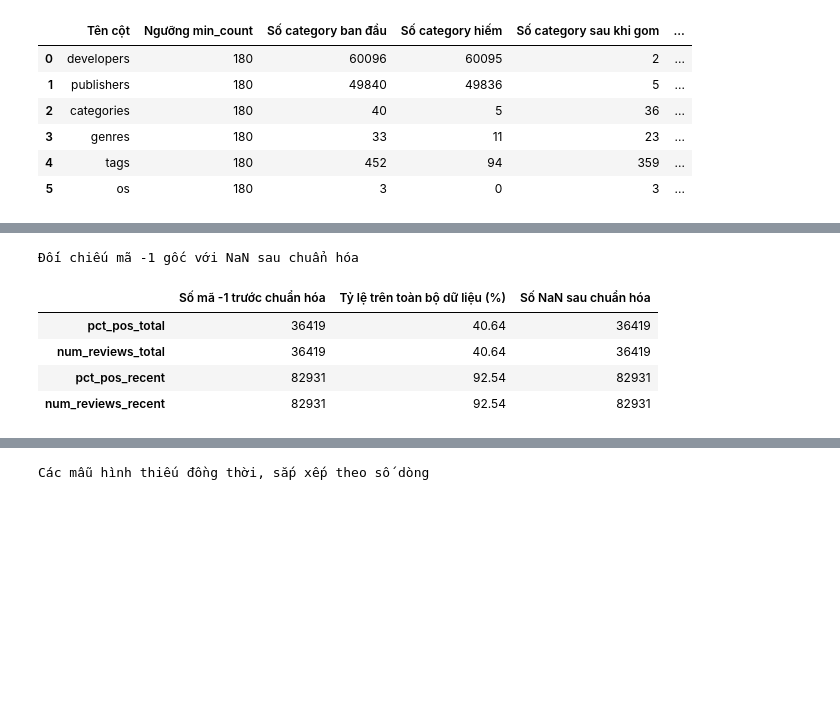
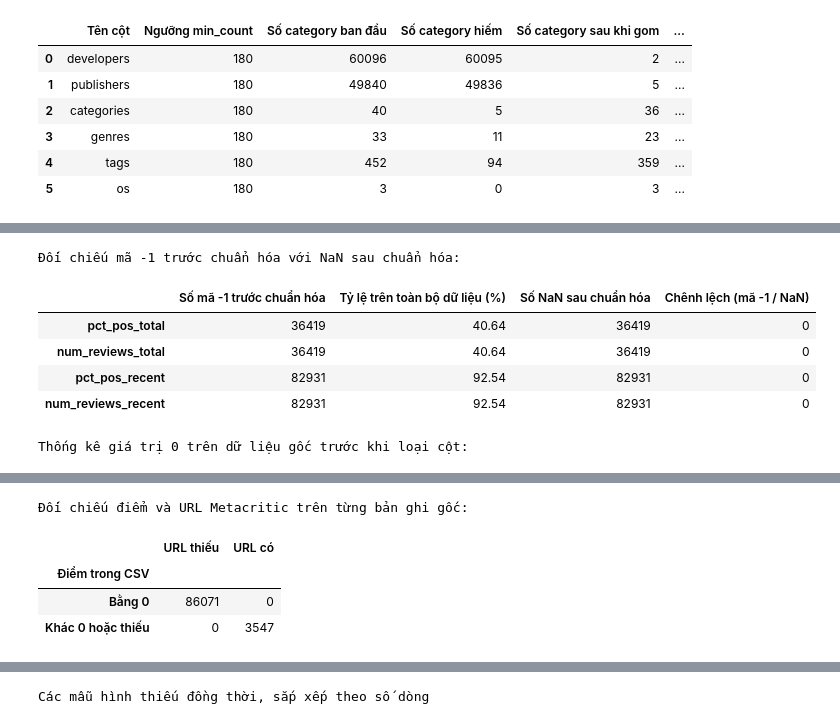
Before and after one commit to ltny24/STEAM-GAME-PROJECT, a Jupyter notebook: notebooks/group/01_collection_exploration.ipynb, the cells around one changed output, grey strips where cells are left out. Cells and saved outputs as stored; diff of their text form; code cells hidden in the pictures; blank space fills up the shorter version.

```diff
--- a/notebooks/group/01_collection_exploration.ipynb
+++ b/notebooks/group/01_collection_exploration.ipynb
@@ -176,7 +230,8 @@ def check_zero_values(df):
 
     return result[result["Số lượng giá trị 0"] > 0]
 
-display(check_zero_values(df))
+zero_value_summary = check_zero_values(df)
+display(zero_value_summary)
 
 # Kiểm tra cả 47 cột GỐC trước khi drop: không bỏ qua cột sẽ bị loại.
 audit_rows = []
@@ -204,6 +259,17 @@ print(f'BẢNG KIỂM TOÀN BỘ {len(original_column_audit)} CỘT GỐC, {len(
 print('NaN, chuỗi trắng và chuỗi danh sách rỗng được đếm riêng; -1/0 chưa bị tự thay đổi.')
 with pd.option_context('display.max_rows', None, 'display.max_columns', None):
     display(original_column_audit.round(2))
+
+# Đối chiếu theo từng bản ghi trước khi loại hai cột Metacritic.
+metacritic_score_zero = df["metacritic_score"].eq(0).fillna(False)
+metacritic_url_missing = (
+    df["metacritic_url"].astype("string").str.strip().fillna("").eq("")
+)
+metacritic_pair_counts = pd.crosstab(
+    metacritic_score_zero, metacritic_url_missing
+).reindex(index=[True, False], columns=[True, False], fill_value=0)
+metacritic_pair_counts.index = pd.Index(["Bằng 0", "Khác 0 hoặc thiếu"], name="Điểm trong CSV")
+metacritic_pair_counts.columns = ["URL thiếu", "URL có"]
 # %% [output]
 |  | Số lượng giá trị 0 | Tỷ lệ giá trị 0 (%) |
 | required_age | 88589 | 98.85 |
@@ -1164,12 +1170,52 @@ Bảng dùng số mã `-1` đã ghi nhận trước khi chuẩn hóa để đố
 # %%
-semantic_missing_summary = review_missing_summary.copy()
-semantic_missing_summary["Số NaN sau chuẩn hóa"] = df[review_cols].isna().sum()
-print("Đối chiếu mã -1 gốc với NaN sau chuẩn hóa")
-display(semantic_missing_summary.round(2))
+review_sentinel_audit = review_missing_summary.copy()
+review_sentinel_audit["Số NaN sau chuẩn hóa"] = df[review_cols].isna().sum()
+review_sentinel_audit["Chênh lệch (mã -1 / NaN)"] = (
+    review_sentinel_audit["Số mã -1 trước chuẩn hóa"]
+    - review_sentinel_audit["Số NaN sau chuẩn hóa"]
+)
+print("Đối chiếu mã -1 trước chuẩn hóa với NaN sau chuẩn hóa:")
+display(review_sentinel_audit.round(2))
+
+zero_audit_cols = [
+    "metacritic_score", "user_score",
+    "average_playtime_forever", "median_playtime_forever",
+    "peak_ccu", "recommendations",
+    "price", "dlc_count", "achievements", "discount",
+]
+missing_audit_cols = [
+    column for column in zero_audit_cols
+    if column not in original_column_audit.index
+]
+if missing_audit_cols:
+    raise KeyError(f"Thiếu cột trong bảng kiểm dữ liệu gốc: {missing_audit_cols}")
+
+missing_zero_cols = [
+    column for column in zero_audit_cols
+    if column not in zero_value_summary.index
+]
+if missing_zero_cols:
+    raise KeyError(f"Không tìm thấy cột có giá trị 0 trong bảng kiểm: {missing_zero_cols}")
+
+zero_source = zero_value_summary.loc[zero_audit_cols]
+valid_counts = original_column_audit.loc[zero_audit_cols, "N có dữ liệu"].astype(int)
+zero_counts = zero_source["Số lượng giá trị 0"].astype(int)
+zero_analysis = pd.DataFrame({
+    "Số dòng hợp lệ": valid_counts,
+    "Số giá trị 0": zero_counts,
+    "Tỷ lệ giá trị 0 (%)": zero_counts / valid_counts * 100,
+    "Số giá trị khác 0": valid_counts - zero_counts,
+})
+print("\nThống kê giá trị 0 trên dữ liệu gốc trước khi loại cột:")
+display(zero_analysis.round(2))
+
+print("\nĐối chiếu điểm và URL Metacritic trên từng bản ghi gốc:")
+display(metacritic_pair_counts)
 # %% [output]
-Đối chiếu mã -1 gốc với NaN sau chuẩn hóa
+Đối chiếu mã -1 trước chuẩn hóa với NaN sau chuẩn hóa:
-|  | Số mã -1 trước chuẩn hóa | Tỷ lệ trên toàn bộ dữ liệu (%) | Số NaN sau chuẩn hóa |
-| pct_pos_total | 36419 | 40.64 | 36419 |
-| num_reviews_total | 36419 | 40.64 | 36419 |
-| pct_pos_recent | 82931 | 92.54 | 82931 |
-| num_reviews_recent | 82931 | 92.54 | 82931 |
+|  | Số mã -1 trước chuẩn hóa | Tỷ lệ trên toàn bộ dữ liệu (%) | Số NaN sau chuẩn hóa | Chênh lệch (mã -1 / NaN) |
+| pct_pos_total | 36419 | 40.64 | 36419 | 0 |
+| num_reviews_total | 36419 | 40.64 | 36419 | 0 |
+| pct_pos_recent | 82931 | 92.54 | 82931 | 0 |
+| num_reviews_recent | 82931 | 92.54 | 82931 | 0 |
+Thống kê giá trị 0 trên dữ liệu gốc trước khi loại cột:
@@ -1176 +1233,6 @@ display(semantic_missing_summary.round(2))
+Đối chiếu điểm và URL Metacritic trên từng bản ghi gốc:
+|  | URL thiếu | URL có |
+| Điểm trong CSV |  |  |
+| Bằng 0 | 86071 | 0 |
+| Khác 0 hoặc thiếu | 0 | 3547 |
 # %% [markdown]
```
Also changed, not shown: parts of 54 cells of this notebook.
